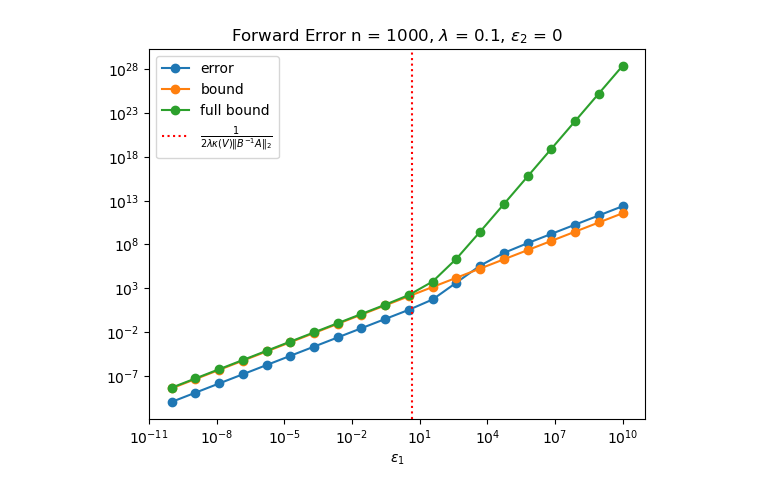
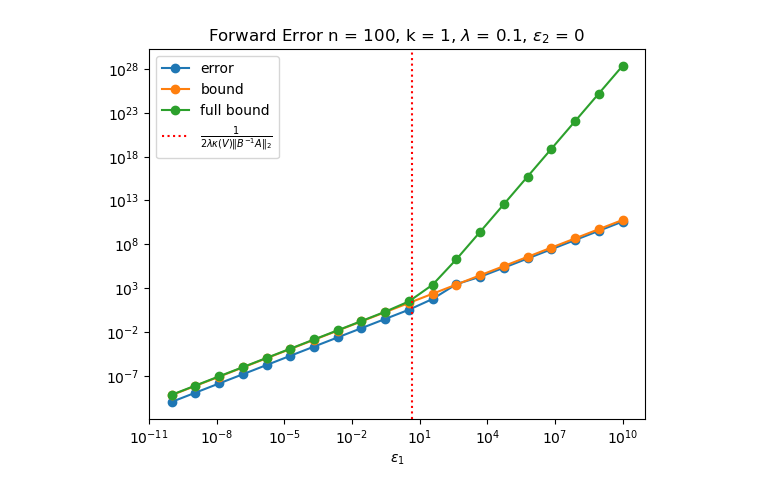
Before and after one commit to LinkaiMa/SMW, a Jupyter notebook: SMW_forward_e2_0.ipynb, the cells around one changed output. Saved outputs shown, nothing was run; the diff lists cells and outputs as text; code cells hidden in the pictures.

```diff
--- a/SMW_forward_e2_0.ipynb
+++ b/SMW_forward_e2_0.ipynb
@@ -4,13 +4,13 @@ from numpy.linalg import inv, pinv, norm
 from matplotlib import pyplot as plt
 # %%
 # ns = [int(n) for n in np.logspace(1,3,8)]
-n = 1000
+n = 100
 k = 1
 lamda = 0.1
 scale = 1
 e1s = np.logspace(-10,10,20)
 e2 = 0
-title_str = f'foward_error_n={n}_lambda={lamda}_e2={e2}'
+title_str = f'foward_error_n={n}_k={k}_lambda={lamda}_e2={e2}'
 # %%
 def compute_SMW(n,k,A,B,U,V,lamda,e1,e2,rand_seed=1):
     np.random.seed(rand_seed)
@@ -39,25 +39,24 @@ B_inv_A_norms = np.zeros_like(e1s,dtype=float)
 
 A = np.random.normal(size=(n,n),scale= scale)
 U = np.random.normal(size=(n,k))
-U /= norm(U, axis=0)
+U /= norm(U, ord=2)
 V = np.random.normal(size=(n,k))
-V /= norm(V, axis=0)
+V /= norm(V, ord=2)
 B = A + lamda*U@V.T
 
 for i,e1 in enumerate(e1s):
-
     errors[i],bounds[i],full_bounds[i] = compute_SMW(n,k,A,B,np.sqrt(lamda)*U,np.sqrt(lamda)*V,lamda,e1,e2)
     # print("n = %d, k = %d, e1 = %f, e2 = %f, norm(B^-1A) = %f"%(n,k,e1,e2,norm(inv(B)@A,ord=2)))
     # print("error = %f, bound = %f" %(errors[i],bounds[i]))
 # %%
 plt.loglog(e1s,errors,label='error',marker='o')
 plt.loglog(e1s,bounds,label='bound',marker='o')
 plt.loglog(e1s,full_bounds,label='full bound',marker='o')
 plt.axvline(x=1/2/lamda/norm(inv(B)@A,ord=2),ls=':',color='red',label=r'$\frac{1}{2\lambda \kappa(V)\|B^{-1}A \|_2}$')
 plt.legend()
 plt.xlabel(r'$\epsilon_1$')
-plt.title(f'Forward Error n = {n}, '+r'$\lambda$'+f' = {lamda}, '+r'$\epsilon_2$'+f' = {e2}')  #'Approximation Error of '+r'$B^{-1}$'+'(Forward Error n = '+str(n)+ ' )'
+plt.title(f'Forward Error n = {n}, k = {k}, '+r'$\lambda$'+f' = {lamda}, '+r'$\epsilon_2$'+f' = {e2}')  #'Approximation Error of '+r'$B^{-1}$'+'(Forward Error n = '+str(n)+ ' )'
 plt.savefig('e2_zero_forward/'+title_str+'.png')
 # plt.title(r'$\|{B^{-1}- \left(\widetilde{A}^{-1} -\widetilde{A}^{-1}U Z^{-1} V^T \widetilde{A}^{-1} \right) } \|_2$')
 # %% [output]
-[figure, old version]
+[figure, new version]
```
Also changed, not shown: 25 other files.
